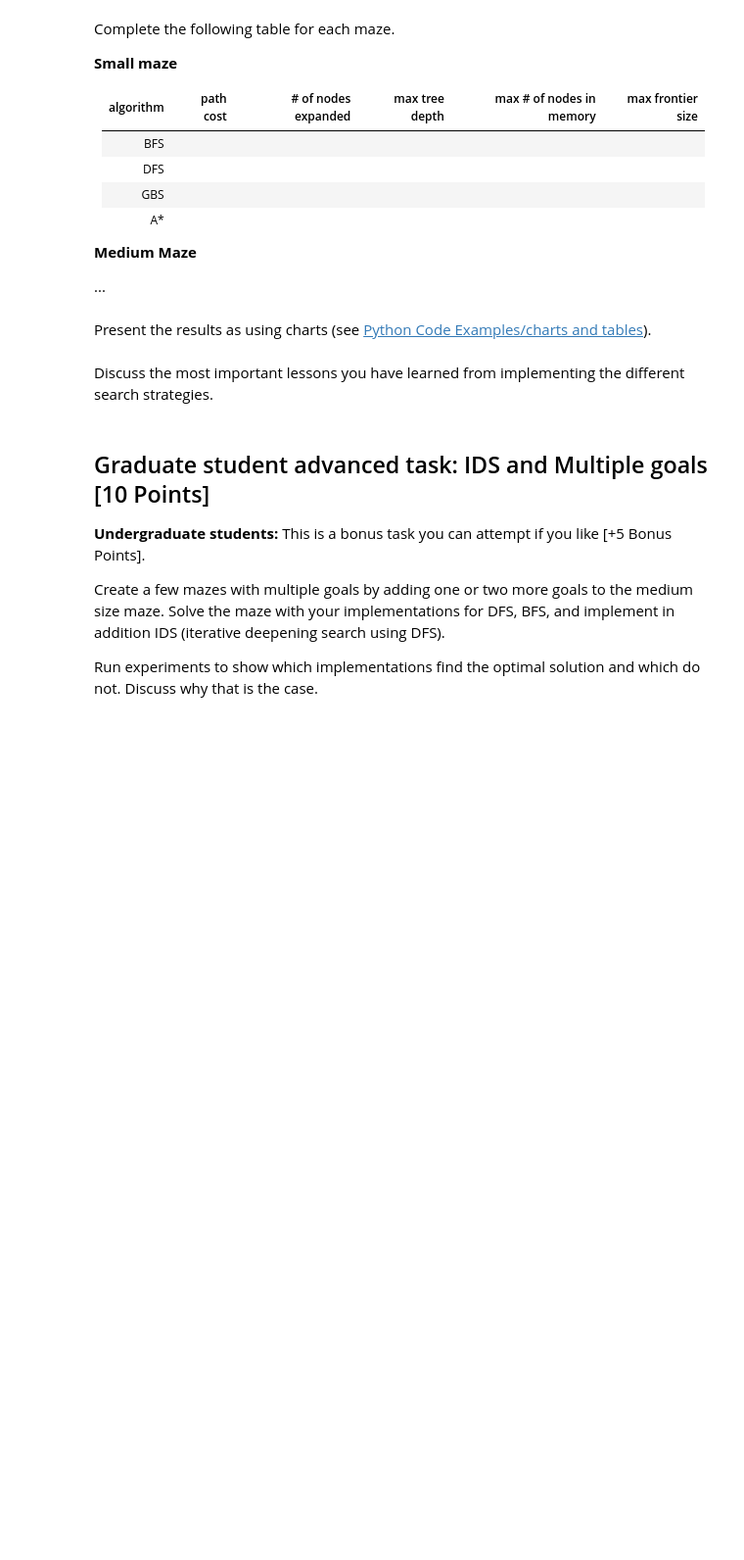
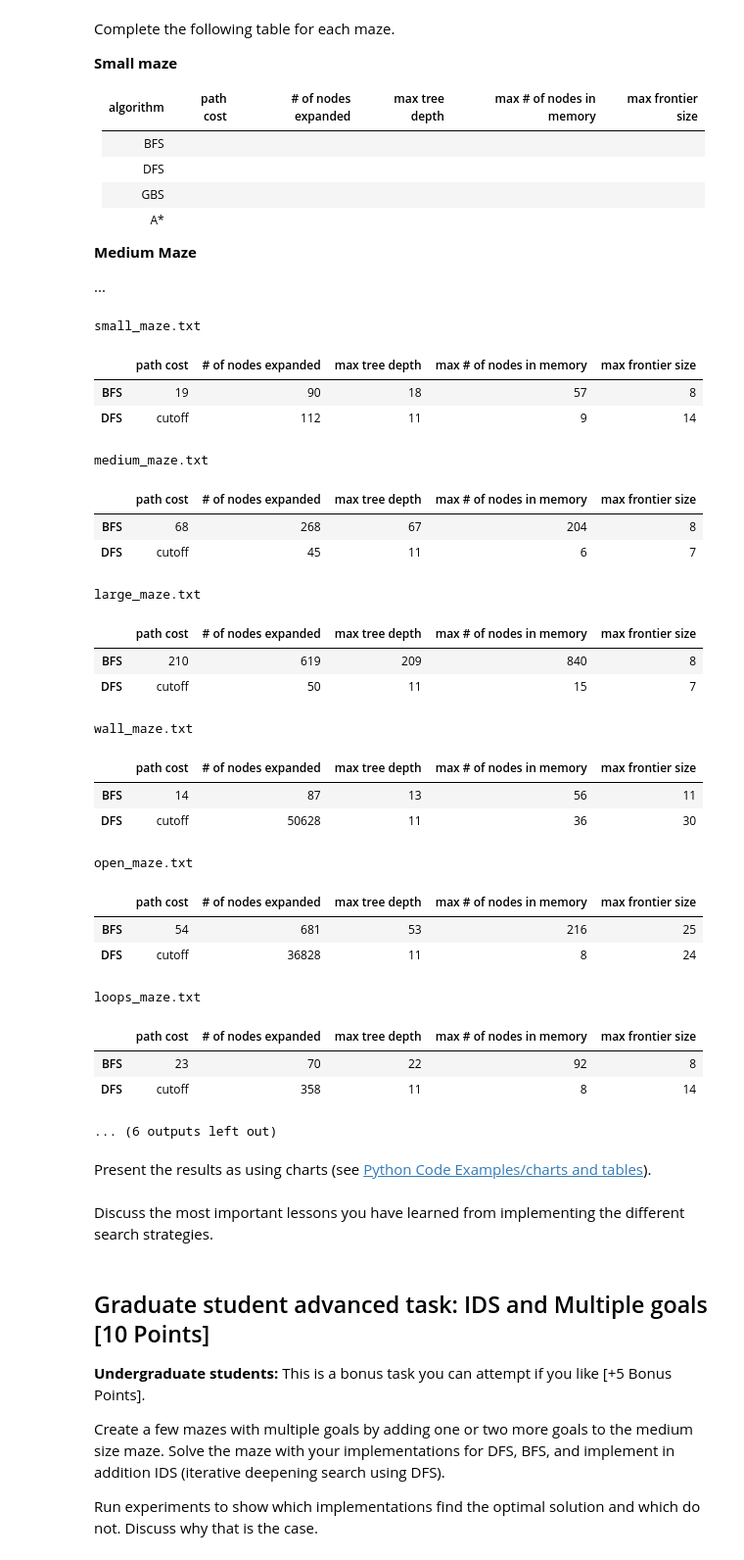
Before and after one commit to kirkwat/artificial-intelligence, a Jupyter notebook: assignment_3/Assignment_3.ipynb, the cells around one changed output. Shown: that part at 98% size. Drawn from its saved outputs; the diff is of its cells as text; code cells hidden in the pictures; blank space fills up the shorter version.

```diff
--- a/assignment_3/Assignment_3.ipynb
+++ b/assignment_3/Assignment_3.ipynb
@@ -390,5 +436,43 @@ __Small maze__
 __Medium Maze__
 
 ...
+# %%
+import numpy as np
+import pandas as pd
+
+
+for maze in maze_results:
+    print(maze)
+    df = pd.DataFrame(maze_results[maze], index=["path cost","# of nodes expanded",
+                                                 "max tree depth","max # of nodes in memory",
+                                                 "max frontier size"])
+    display(df.transpose())
+    print()
+# %% [output]
+small_maze.txt
+|  | path cost | # of nodes expanded | max tree depth | max # of nodes in memory | max frontier size |
+| BFS | 19 | 90 | 18 | 57 | 8 |
+| DFS | cutoff | 112 | 11 | 9 | 14 |
+medium_maze.txt
+|  | path cost | # of nodes expanded | max tree depth | max # of nodes in memory | max frontier size |
+| BFS | 68 | 268 | 67 | 204 | 8 |
+| DFS | cutoff | 45 | 11 | 6 | 7 |
+large_maze.txt
+|  | path cost | # of nodes expanded | max tree depth | max # of nodes in memory | max frontier size |
+| BFS | 210 | 619 | 209 | 840 | 8 |
+| DFS | cutoff | 50 | 11 | 15 | 7 |
+wall_maze.txt
+|  | path cost | # of nodes expanded | max tree depth | max # of nodes in memory | max frontier size |
+| BFS | 14 | 87 | 13 | 56 | 11 |
+| DFS | cutoff | 50628 | 11 | 36 | 30 |
+open_maze.txt
+|  | path cost | # of nodes expanded | max tree depth | max # of nodes in memory | max frontier size |
+| BFS | 54 | 681 | 53 | 216 | 25 |
+| DFS | cutoff | 36828 | 11 | 8 | 24 |
+loops_maze.txt
+|  | path cost | # of nodes expanded | max tree depth | max # of nodes in memory | max frontier size |
+| BFS | 23 | 70 | 22 | 92 | 8 |
+| DFS | cutoff | 358 | 11 | 8 | 14 |
+... (6 outputs left out)
 # %% [markdown]
 Present the results as using charts (see [Python Code Examples/charts and tables](../Python_Code_Examples/charts_and_tables.ipynb)).
```
Also changed, not shown: parts of 14 cells of this notebook.
